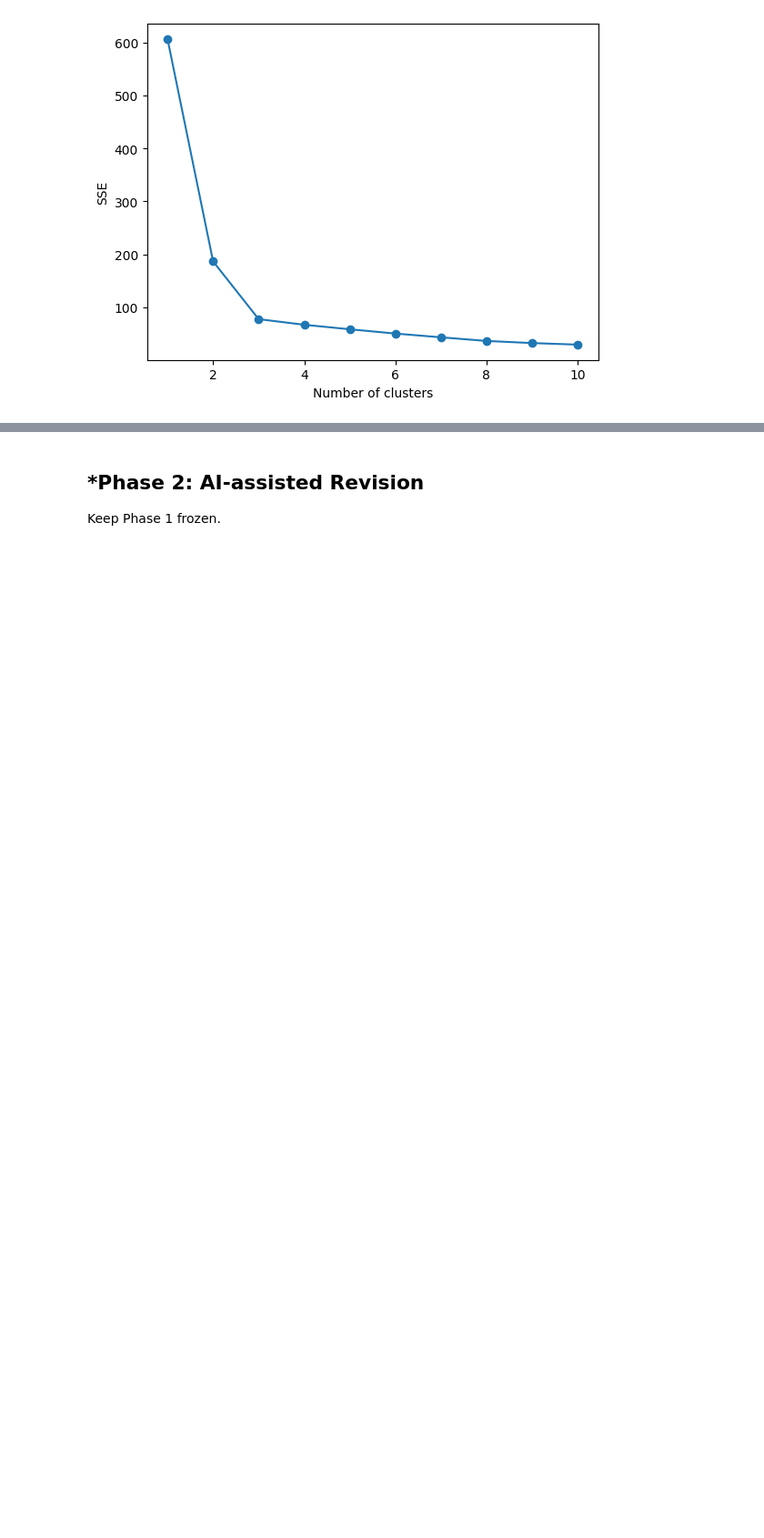
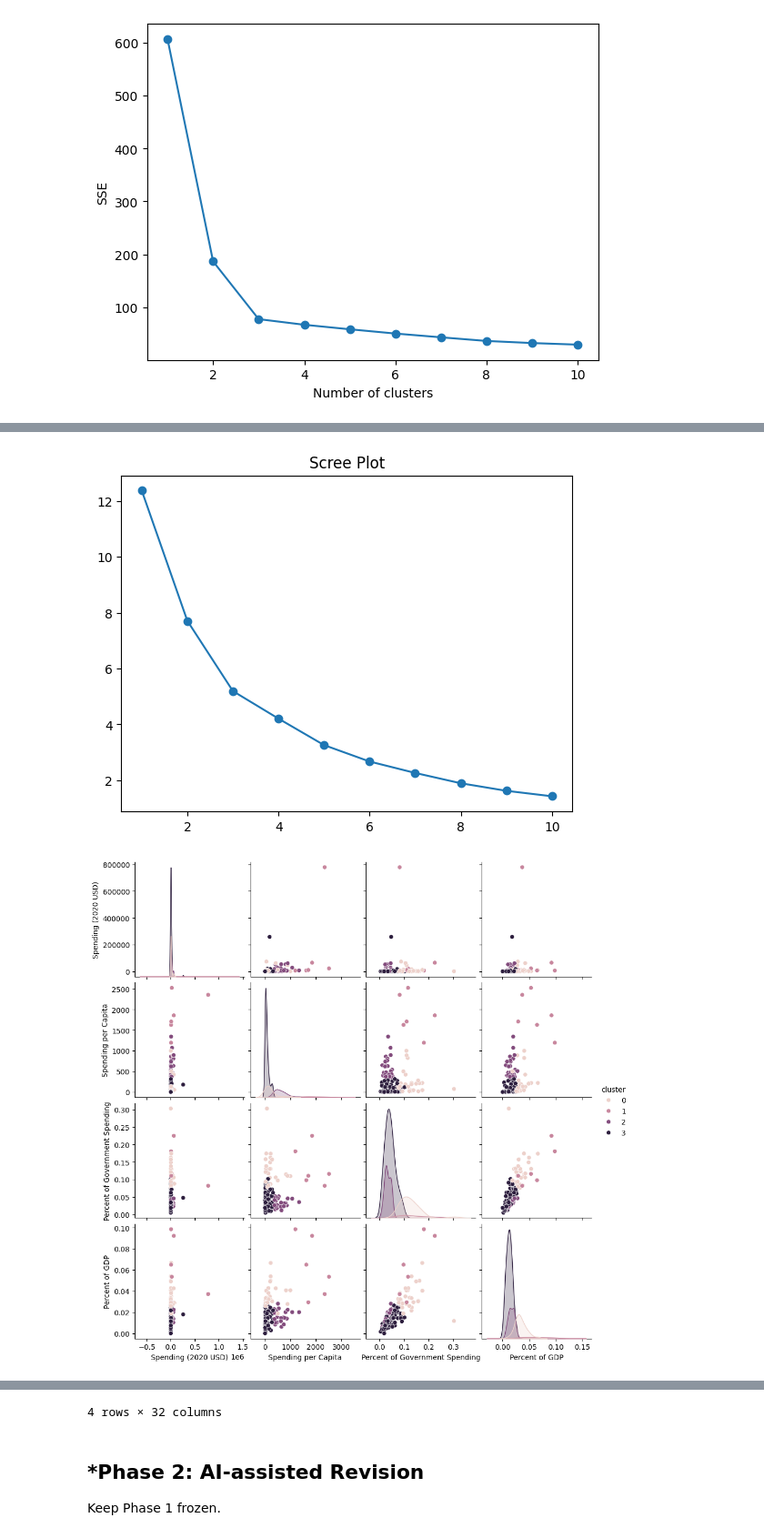
Before and after one commit to willhk10-uva/A04-clustering, a Jupyter notebook: notebook.ipynb, the cells around one changed output, grey strips where cells are left out. Shown at 91% size. Drawn from its saved outputs; the diff is of its cells as text; code cells hidden in the pictures; blank space fills up the shorter version.

```diff
--- a/notebook.ipynb
+++ b/notebook.ipynb
@@ -126,0 +205,25 @@ df = pd.read_csv('A03-knn/data/land_mines.csv')
+# %%
+# Question 2.4
+cols = ['Spending (2020 USD)', 'Spending per Capita',
+        'Percent of Government Spending', 'Percent of GDP']
+X = df[cols]
+X = (X - X.min()) / (X.max() - X.min())
+
+SSE = []
+for k in range(1, 11):
+    model = KMeans(n_clusters=k, n_init=10).fit(X)
+    SSE.append(model.inertia_)
+plt.plot(range(1, 11), SSE, marker='o')
+plt.title('Scree Plot')
+plt.show()
+
+model = KMeans(n_clusters=4, n_init=10).fit(X)
+df['cluster'] = model.labels_
+
+sns.pairplot(df[cols + ['cluster']], hue='cluster')
+plt.show()
+
+df.groupby('cluster')[cols].describe()
+# %% [output]
+[figure, added]
+[figure, added]
@@ -127,3 +237,4 @@ df = pd.read_csv('A03-knn/data/land_mines.csv')
+4 rows × 32 columns
 # %% [markdown]
 ## *Phase 2: AI-assisted Revision
 Keep Phase 1 frozen.
```
Also changed, not shown: parts of 4 cells of this notebook.
